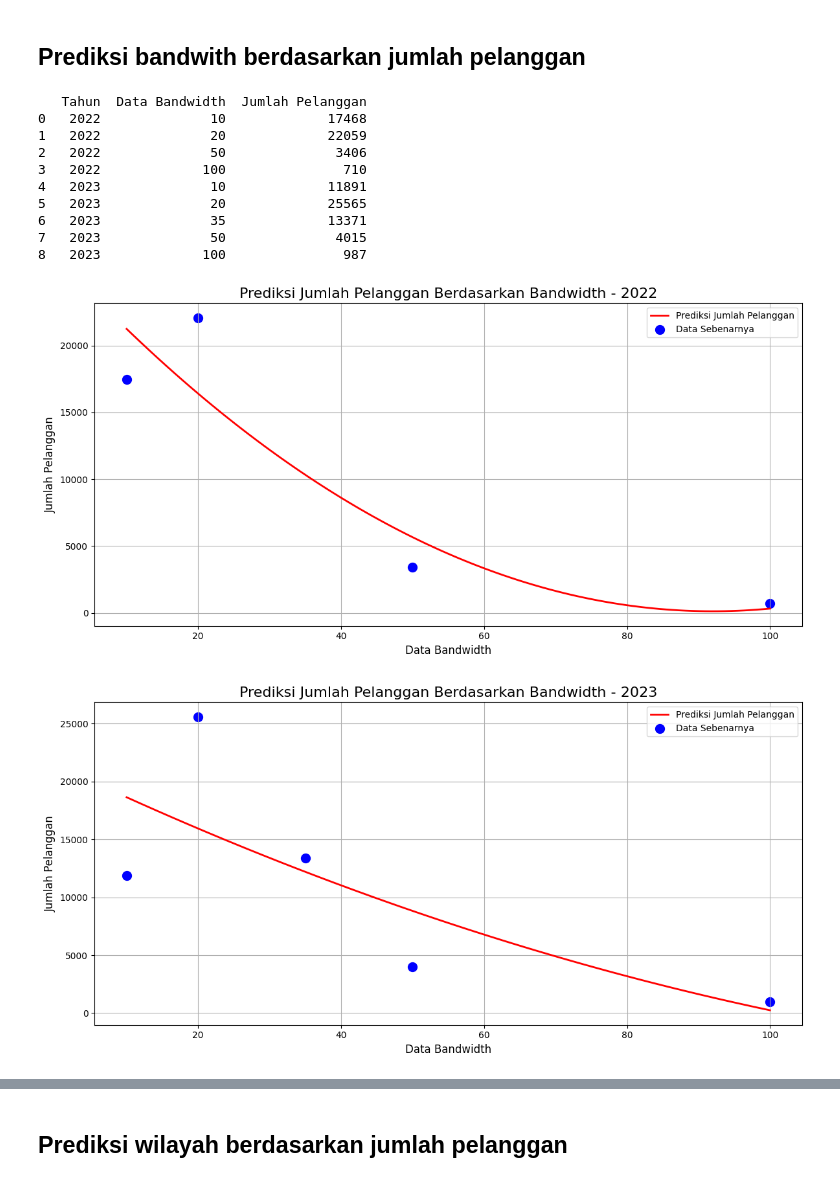
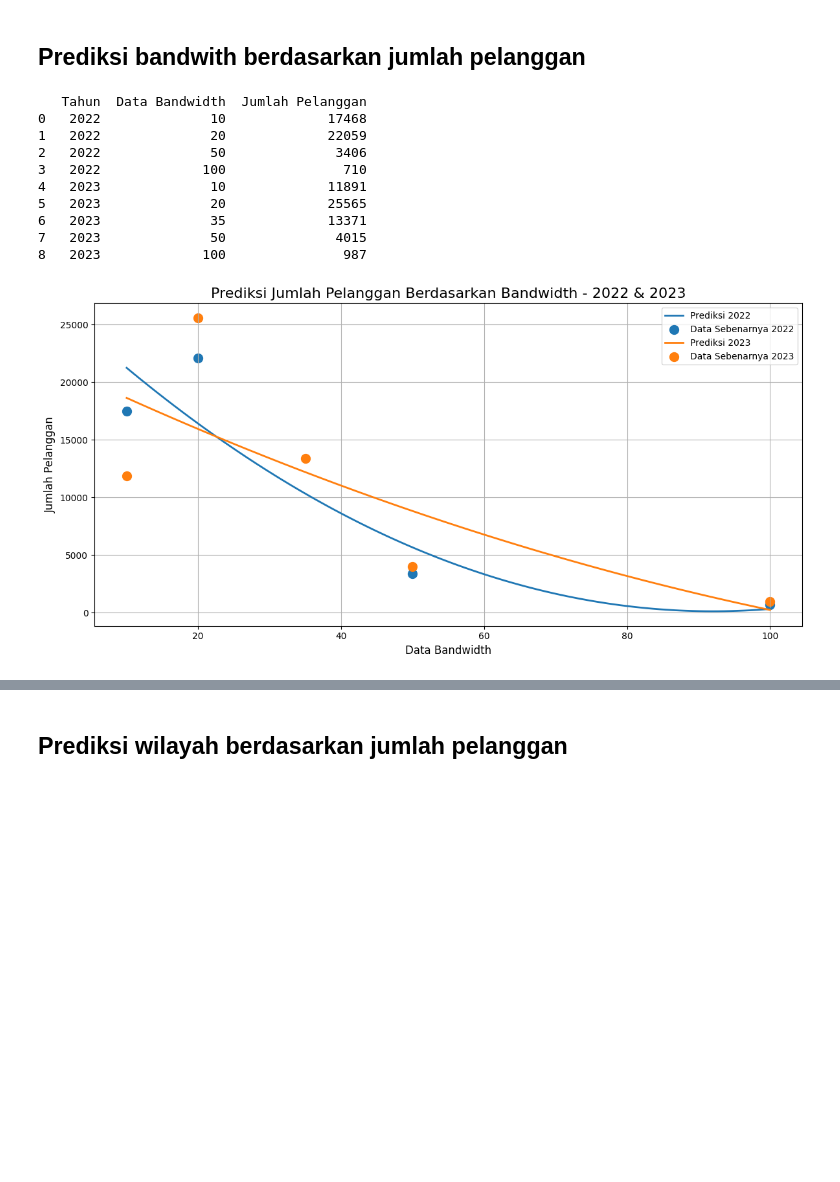
Before and after one commit to irwanmaulana42/google-collab, a Jupyter notebook: Iconnet_Linear_Regresi_dan_Random_Forest.ipynb, the cells around one changed output, grey strips where cells are left out. Saved outputs shown, nothing was run; the diff lists cells and outputs as text; code cells hidden in the pictures; blank space fills up the shorter version.

```diff
--- a/Iconnet_Linear_Regresi_dan_Random_Forest.ipynb
+++ b/Iconnet_Linear_Regresi_dan_Random_Forest.ipynb
@@ -600,6 +645,10 @@ predictions = []
 
 # Menyimpan metrik evaluasi untuk setiap tahun
 evaluation_metrics = []
+
+# Menyiapkan plot gabungan
+plt.figure(figsize=(12, 6))
+
 
 # Melakukan loop untuk setiap tahun
 for year in bandwidth_year_data['Tahun'].unique():
@@ -652,61 +701,84 @@ for year in bandwidth_year_data['Tahun'].unique():
     all_bandwidths_scaled = scaler.transform(all_bandwidths)  # Normalisasi data
     all_bandwidths_poly = poly.transform(all_bandwidths_scaled)
 
+    # # Melakukan prediksi jumlah pelanggan untuk semua bandwidth
+    # prediksi_pelanggan = model_poly.predict(all_bandwidths_poly)
+
+    # # Membuat plot untuk prediksi jumlah pelanggan berdasarkan bandwidth per tahun
+    # plt.figure(figsize=(12, 6))
+    # plt.plot(all_bandwidths, prediksi_pelanggan, color='red', linewidth=2, label='Prediksi Jumlah Pelanggan')
+    # plt.scatter(year_data['Data Bandwidth'], year_data['Jumlah Pelanggan'], color='blue', label='Data Sebenarnya', s=100)
+
+    # # Menambahkan judul dan label
+    # plt.title(f'Prediksi Jumlah Pelanggan Berdasarkan Bandwidth - {year}', fontsize=16)
+    # plt.xlabel('Data Bandwidth', fontsize=12)
+    # plt.ylabel('Jumlah Pelanggan', fontsize=12)
+
+    # # Menambahkan grid dan legenda
+    # plt.grid()
+    # plt.legend()
+
+    # # Menampilkan grafik
+    # plt.tight_layout()
+    # plt.show()
+
     # Melakukan prediksi jumlah pelanggan untuk semua bandwidth
     prediksi_pelanggan = model_poly.predict(all_bandwidths_poly)
 
-    # Membuat plot untuk prediksi jumlah pelanggan berdasarkan bandwidth per tahun
-    plt.figure(figsize=(12, 6))
-    plt.plot(all_bandwidths, prediksi_pelanggan, color='red', linewidth=2, label='Prediksi Jumlah Pelanggan')
-    plt.scatter(year_data['Data Bandwidth'], year_data['Jumlah Pelanggan'], color='blue', label='Data Sebenarnya', s=100)
+    # Plot data prediksi untuk tahun ini
+    plt.plot(all_bandwidths, prediksi_pelanggan, label=f'Prediksi {year}', linewidth=2)
 
-    # Menambahkan judul dan label
-    plt.title(f'Prediksi Jumlah Pelanggan Berdasarkan Bandwidth - {year}', fontsize=16)
-    plt.xlabel('Data Bandwidth', fontsize=12)
-    plt.ylabel('Jumlah Pelanggan', fontsize=12)
+    # Scatter plot data sebenarnya untuk tahun ini
+    plt.scatter(year_data['Data Bandwidth'], year_data['Jumlah Pelanggan'], label=f'Data Sebenarnya {year}', s=100)
 
-    # Menambahkan grid dan legenda
-    plt.grid()
-    plt.legend()
 
-    # Menampilkan grafik
-    plt.tight_layout()
-    plt.show()
+# Menambahkan judul dan label
+plt.title('Prediksi Jumlah Pelanggan Berdasarkan Bandwidth - 2022 & 2023', fontsize=16)
+plt.xlabel('Data Bandwidth', fontsize=12)
+plt.ylabel('Jumlah Pelanggan', fontsize=12)
+
+# Menambahkan grid dan legenda
+plt.grid()
+plt.legend()
+
+# Menampilkan grafik
+plt.tight_layout()
+plt.show()
+
 
 # Mengonversi hasil prediksi ke dalam DataFrame
 predictions_df = pd.DataFrame(predictions)
 
 # Menampilkan tabel akhir: Data Sebenarnya dan Data Prediksi
 print("\nTabel Prediksi dan Data Sebenarnya:")
 print(predictions_df)
 
 # Menghitung dan menampilkan metrik evaluasi keseluruhan
 overall_rmse = np.sqrt(mean_squared_error(predictions_df['Jumlah Pelanggan'], predictions_df['Prediksi Jumlah Pelanggan']))
 overall_mae = mean_absolute_error(predictions_df['Jumlah Pelanggan'], predictions_df['Prediksi Jumlah Pelanggan'])
 overall_mape = np.mean(np.abs((predictions_df['Jumlah Pelanggan'] - predictions_df['Prediksi Jumlah Pelanggan']) / predictions_df['Jumlah Pelanggan'])) * 100
 
 print("\nMetrik Evaluasi Keseluruhan:")
 print(f"RMSE: {overall_rmse:.2f}")
 print(f"MAE: {overall_mae:.2f}")
 print(f"MAPE: {overall_mape:.2f}%")
 
 # Menampilkan metrik evaluasi per tahun
 evaluation_metrics_df = pd.DataFrame(evaluation_metrics)
 print("\nMetrik Evaluasi Per Tahun:")
 print(evaluation_metrics_df)
 # %% [output]
    Tahun  Data Bandwidth  Jumlah Pelanggan
 0   2022              10             17468
 1   2022              20             22059
 2   2022              50              3406
 3   2022             100               710
 4   2023              10             11891
 5   2023              20             25565
 6   2023              35             13371
 7   2023              50              4015
 8   2023             100               987
-[figure, old version]
+[figure, new version]
-[figure, removed]
 Tabel Prediksi dan Data Sebenarnya:
    Tahun  Data Bandwidth  Jumlah Pelanggan  Prediksi Jumlah Pelanggan
 0   2022              10             17468               21238.138122
```
Also changed, not shown: parts of 3 cells of this notebook.
